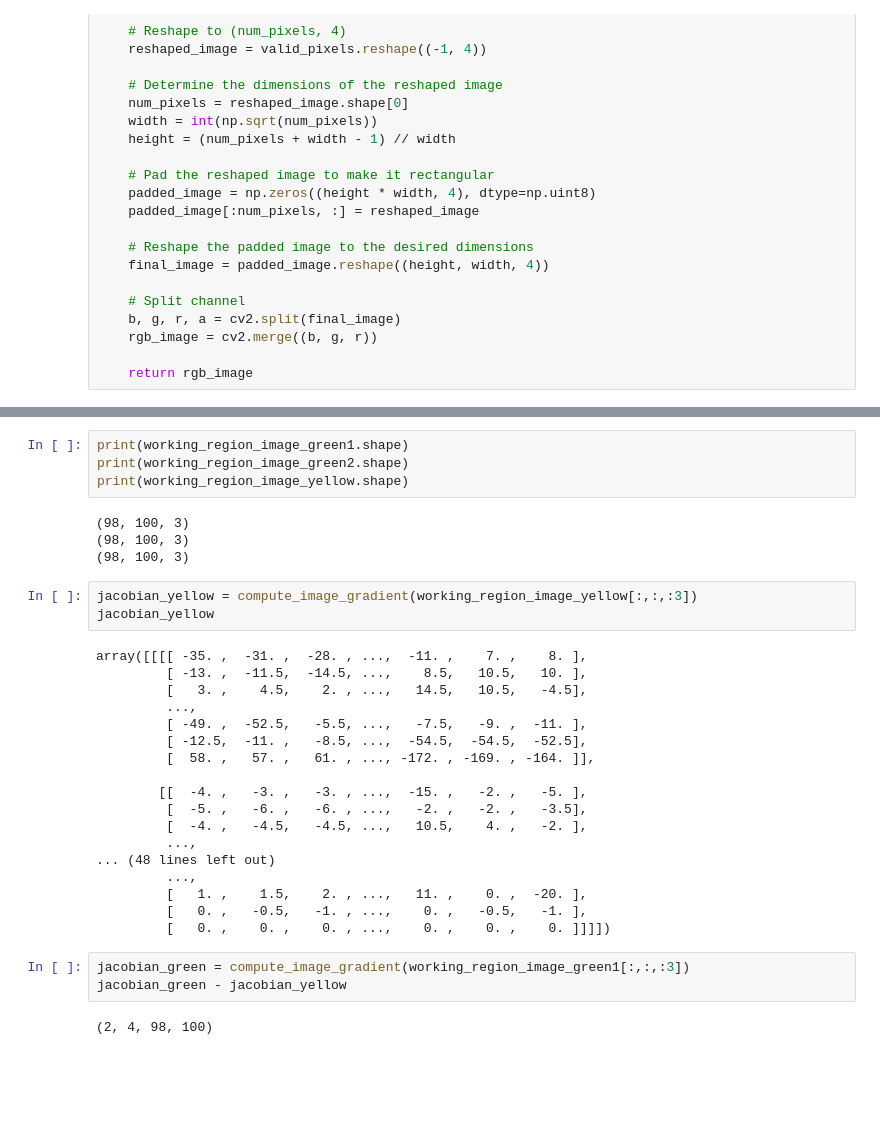
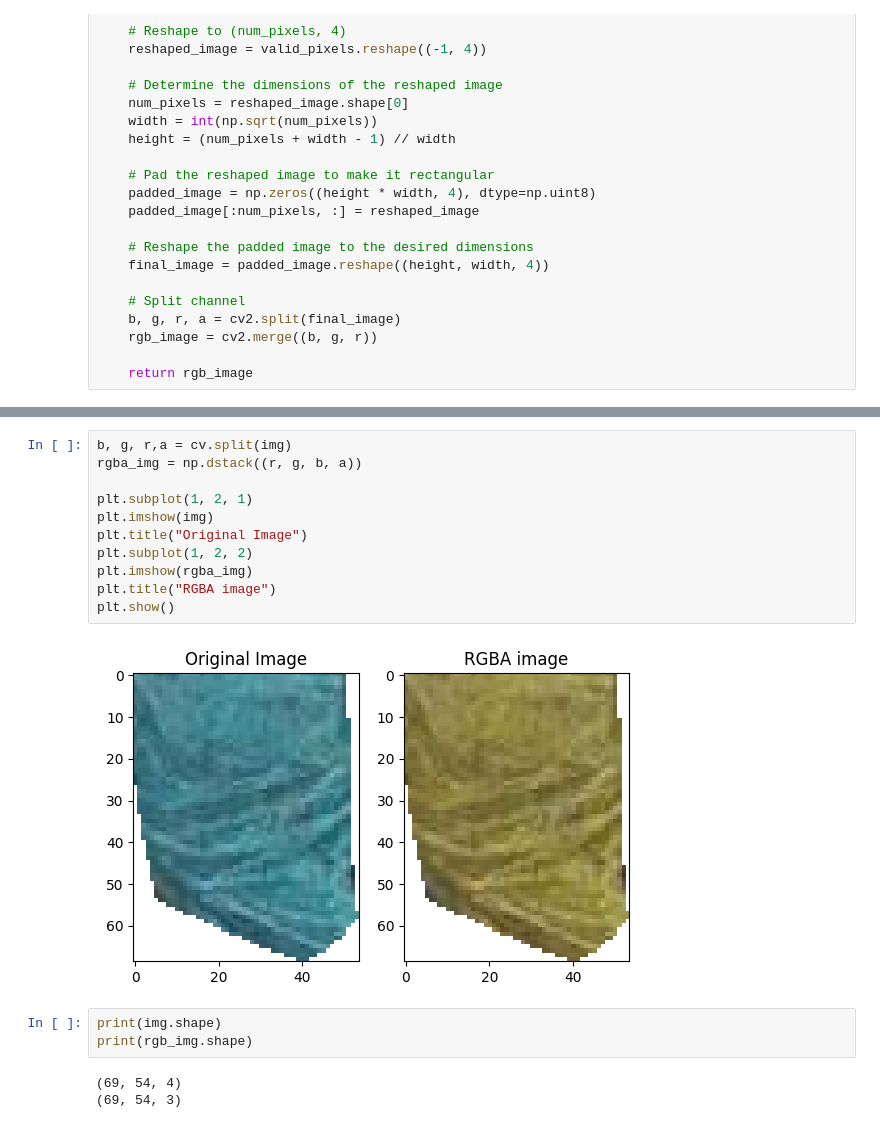
Before and after one commit to angelonazzaro/artworks-reconstruction, a Jupyter notebook: gradient-similarity.ipynb, the cells around one changed output, grey strips where cells are left out. Saved outputs shown, nothing was run; the diff lists cells and outputs as text; blank space fills up the shorter version.

```diff
--- a/gradient-similarity.ipynb
+++ b/gradient-similarity.ipynb
@@ -94,34 +142,19 @@ plt.show()
+# %%
+b, g, r,a = cv.split(img)
+rgba_img = np.dstack((r, g, b, a))
+
+plt.subplot(1, 2, 1)
+plt.imshow(img)
+plt.title("Original Image")
+plt.subplot(1, 2, 2)
+plt.imshow(rgba_img)
+plt.title("RGBA image")
+plt.show()
+# %% [output]
+[figure, added]
 # %%
-print(working_region_image_green1.shape)
-print(working_region_image_green2.shape)
-print(working_region_image_yellow.shape)
+print(img.shape)
+print(rgb_img.shape)
 # %% [output]
-(98, 100, 3)
-(98, 100, 3)
-(98, 100, 3)
+(69, 54, 4)
+(69, 54, 3)
-# %%
-jacobian_yellow = compute_image_gradient(working_region_image_yellow[:,:,:3])
-jacobian_yellow
-# %% [output]
-array([[[[ -35. ,  -31. ,  -28. , ...,  -11. ,    7. ,    8. ],
-         [ -13. ,  -11.5,  -14.5, ...,    8.5,   10.5,   10. ],
-         [   3. ,    4.5,    2. , ...,   14.5,   10.5,   -4.5],
-         ...,
-         [ -49. ,  -52.5,   -5.5, ...,   -7.5,   -9. ,  -11. ],
-         [ -12.5,  -11. ,   -8.5, ...,  -54.5,  -54.5,  -52.5],
-         [  58. ,   57. ,   61. , ..., -172. , -169. , -164. ]],
-
-        [[  -4. ,   -3. ,   -3. , ...,  -15. ,   -2. ,   -5. ],
-         [  -5. ,   -6. ,   -6. , ...,   -2. ,   -2. ,   -3.5],
-         [  -4. ,   -4.5,   -4.5, ...,   10.5,    4. ,   -2. ],
-         ...,
-... (48 lines left out)
-         ...,
-         [   1. ,    1.5,    2. , ...,   11. ,    0. ,  -20. ],
-         [   0. ,   -0.5,   -1. , ...,    0. ,   -0.5,   -1. ],
-         [   0. ,    0. ,    0. , ...,    0. ,    0. ,    0. ]]]])
-# %%
-jacobian_green = compute_image_gradient(working_region_image_green1[:,:,:3])
-jacobian_green - jacobian_yellow
-# %% [output]
-(2, 4, 98, 100)
```
Also changed, not shown: parts of 15 cells of this notebook, 4 other files.
